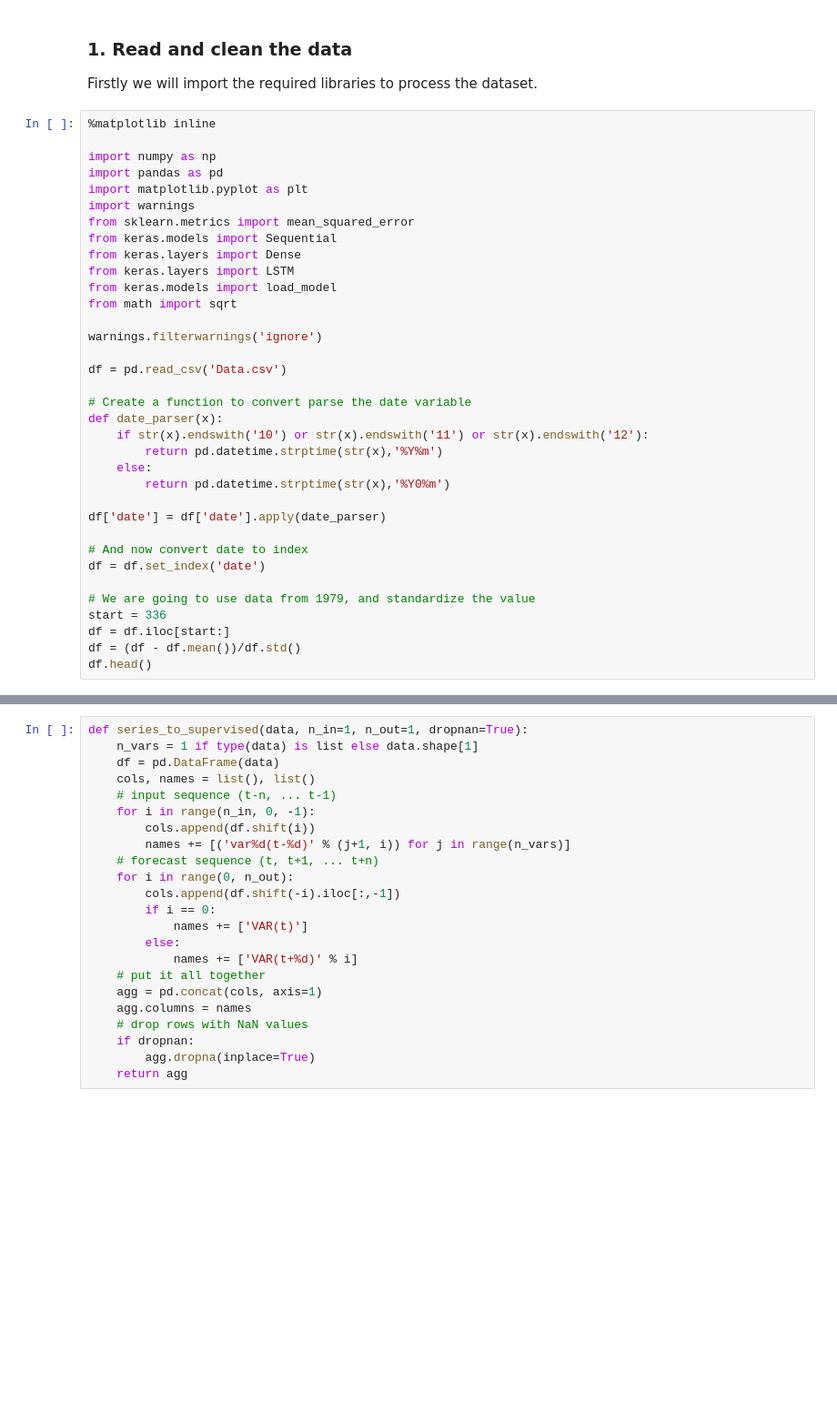
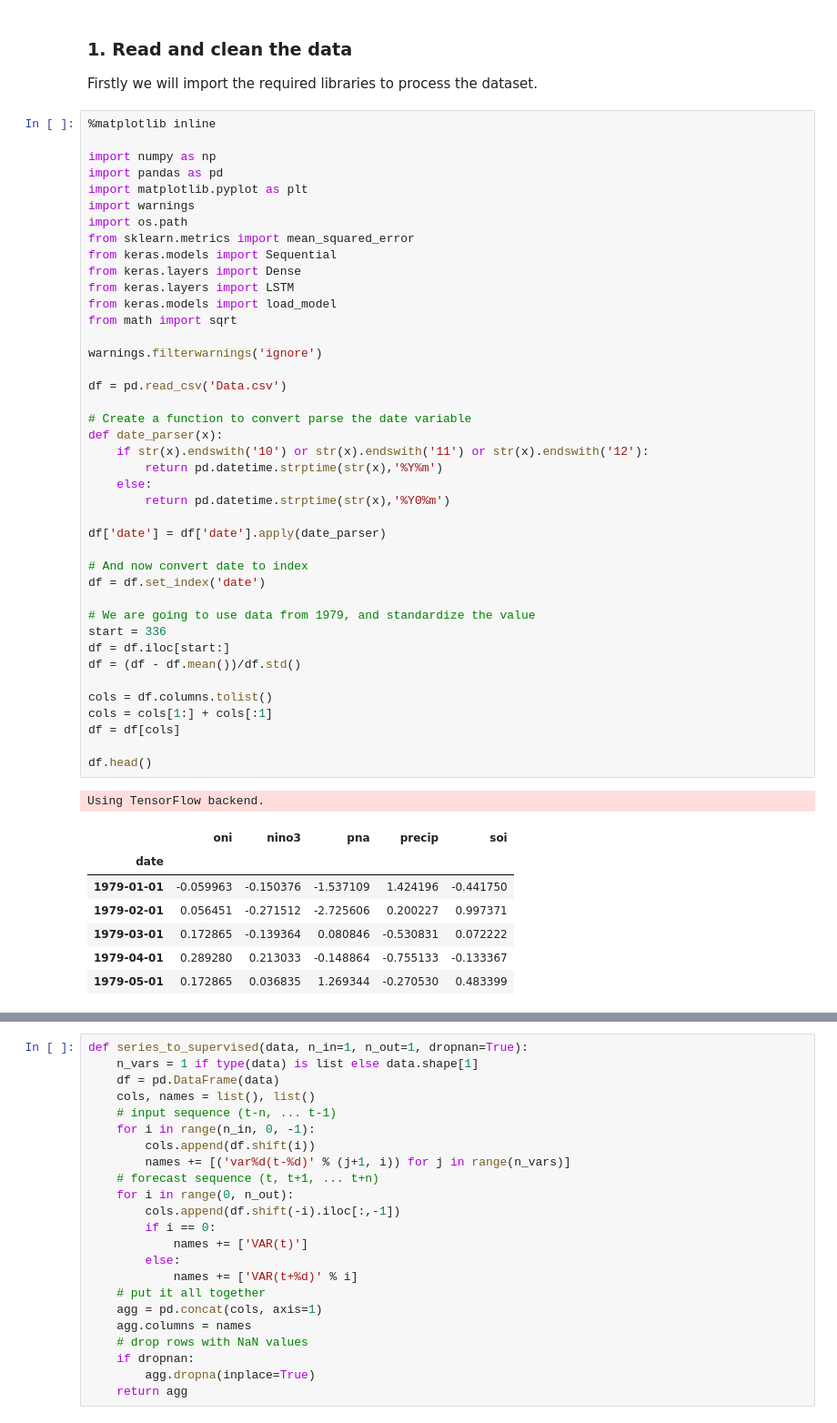
Before and after one commit to alexismenanieves/El_Nino_Project, a Jupyter notebook: El_Nino_LSTM_Regression.ipynb, the cells around one changed output, grey strips where cells are left out. Shown at 91% size. Drawn from its saved outputs; the diff is of its cells as text; blank space fills up the shorter version.

```diff
--- a/El_Nino_LSTM_Regression.ipynb
+++ b/El_Nino_LSTM_Regression.ipynb
@@ -17,32 +17,47 @@ import numpy as np
 import pandas as pd
 import matplotlib.pyplot as plt
 import warnings
+import os.path
 from sklearn.metrics import mean_squared_error
 from keras.models import Sequential
 from keras.layers import Dense
 from keras.layers import LSTM
 from keras.models import load_model
 from math import sqrt
 
 warnings.filterwarnings('ignore')
 
 df = pd.read_csv('Data.csv')
 
 # Create a function to convert parse the date variable
 def date_parser(x):
     if str(x).endswith('10') or str(x).endswith('11') or str(x).endswith('12'):
         return pd.datetime.strptime(str(x),'%Y%m')
     else:
         return pd.datetime.strptime(str(x),'%Y0%m')
 
 df['date'] = df['date'].apply(date_parser)
 
 # And now convert date to index
 df = df.set_index('date')
 
 # We are going to use data from 1979, and standardize the value
 start = 336
 df = df.iloc[start:]
 df = (df - df.mean())/df.std()
+
+cols = df.columns.tolist()
+cols = cols[1:] + cols[:1]
+df = df[cols]
+
 df.head()
+# %% [output]
+Using TensorFlow backend.
+|  | oni | nino3 | pna | precip | soi |
+| date |  |  |  |  |  |
+| 1979-01-01 | -0.059963 | -0.150376 | -1.537109 | 1.424196 | -0.441750 |
+| 1979-02-01 | 0.056451 | -0.271512 | -2.725606 | 0.200227 | 0.997371 |
+| 1979-03-01 | 0.172865 | -0.139364 | 0.080846 | -0.530831 | 0.072222 |
+| 1979-04-01 | 0.289280 | 0.213033 | -0.148864 | -0.755133 | -0.133367 |
+| 1979-05-01 | 0.172865 | 0.036835 | 1.269344 | -0.270530 | 0.483399 |
 # %% [markdown]
```
Also changed, not shown: parts of 9 cells of this notebook.
